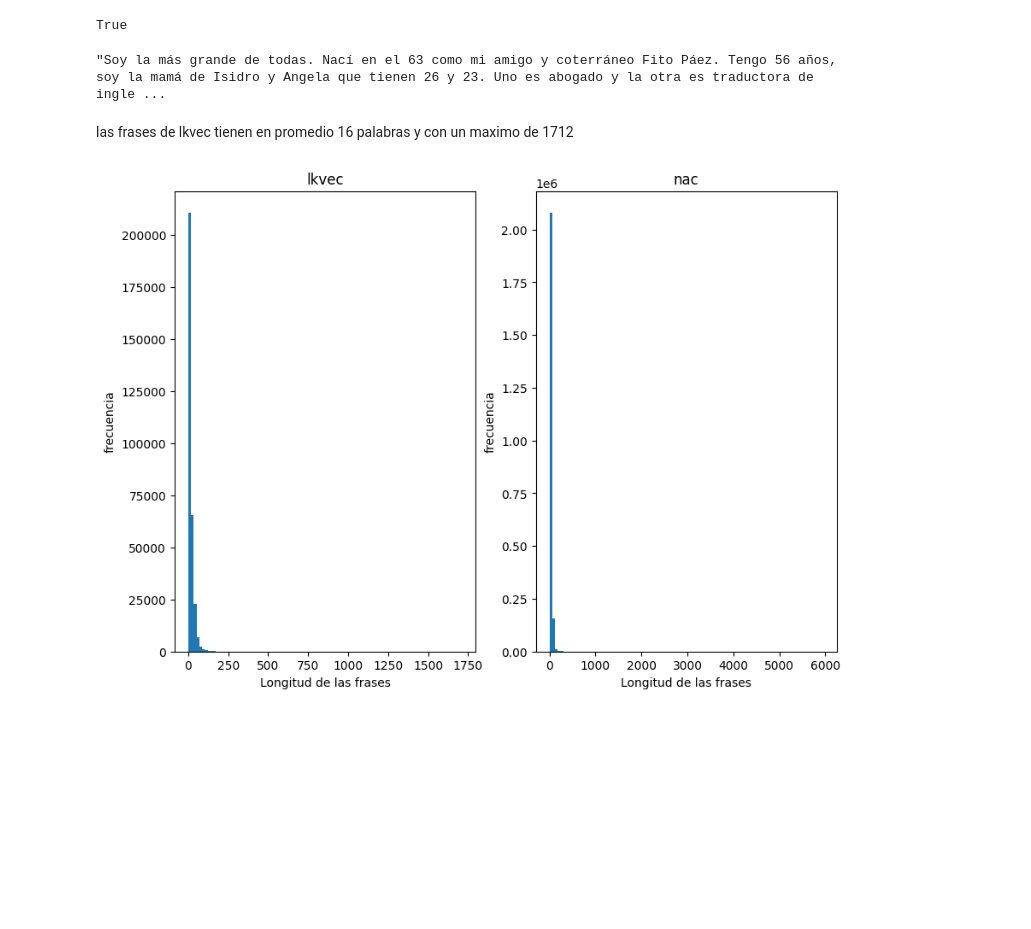
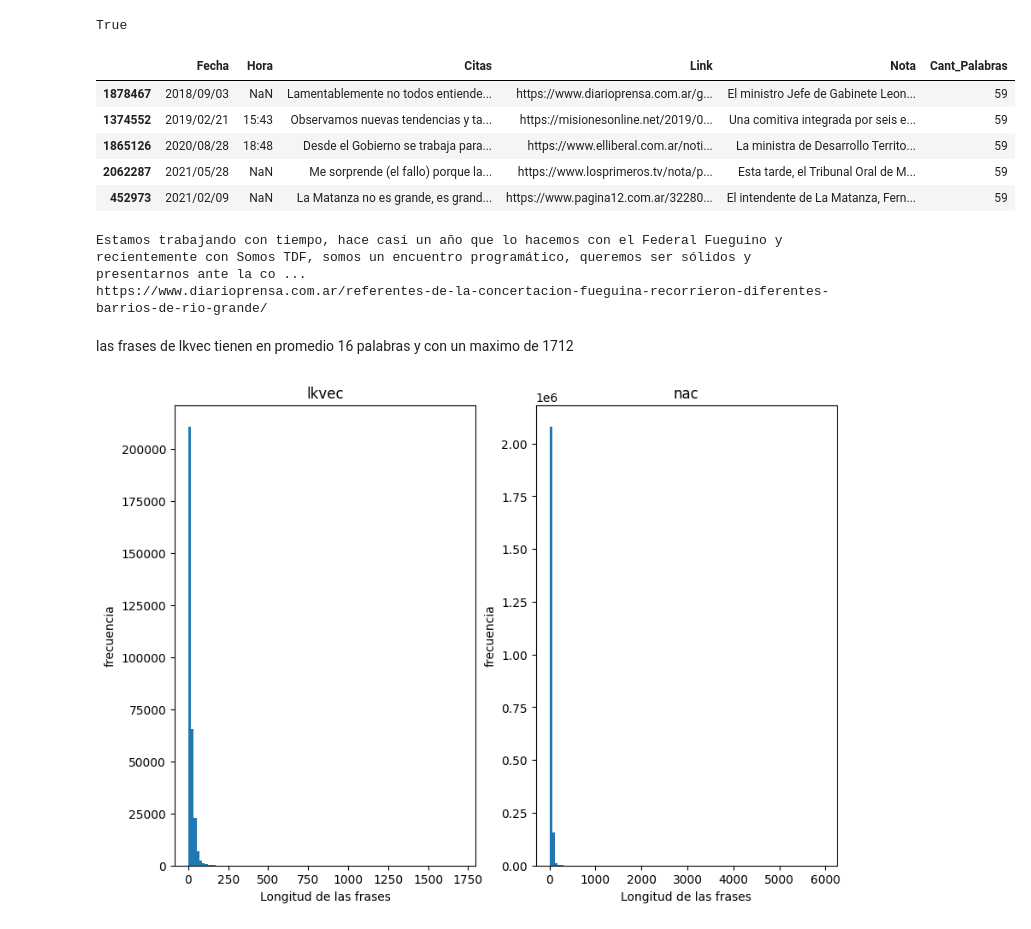
Before and after one commit to Ale-Mildiner/Tesis, a Jupyter notebook: Base_Medios_Arg/quotes_separation.ipynb, the cells around one changed output. Cells and saved outputs as stored; diff of their text form; code cells hidden in the pictures; blank space fills up the shorter version.

```diff
--- a/Base_Medios_Arg/quotes_separation.ipynb
+++ b/Base_Medios_Arg/quotes_separation.ipynb
@@ -3,10 +3,10 @@ import numpy as np
 import pandas as pd
 import matplotlib.pyplot as plt
 import pickle as pk
-import networkx as nx
+#import networkx as nx
 import re
 
-path = "c:/Facultad/Tesis/"
+path = "d:/Facultad/Tesis/"
 base = pd.read_csv(path+'Corpus_medios_nac.csv')
 #base2 = pd.read_csv(path+'Corpus_medios_nac.csv', nrows=20, skiprow
 # %%
@@ -46,14 +46,27 @@ df_quoutes = df_quoutes.reset_index()
 df_quoutes = df_quoutes.drop(['index'], axis = 1)
 df_quoutes['Cant_Palabras'] = df_quoutes['Citas'].apply(words_length) # genero columna que cuente la cantidad de plabaras
 df_quoutes_pf = df_quoutes[df_quoutes['Cant_Palabras'] > 4]
+df_quoutes_pf = df_quoutes_pf[df_quoutes_pf['Cant_Palabras'] < 60]
 df_quoutes_pf = df_quoutes_pf.reset_index()
 df_quoutes_pf = df_quoutes_pf.drop(['index'], axis = 1)
 # %%
 np.where(df_quoutes_pf['Cant_Palabras'] == max(df_quoutes_pf['Cant_Palabras']))
-df_quoutes_pf['Citas'][413537]
-#df_quoutes_pf.sort_values(by= ['Cant_Palabras'], ascending = False)[15:35]
+
+df_quoutes_pf.sort_values(by= ['Cant_Palabras'], ascending = False)[0:5]
 # %% [output]
-"Soy la más grande de todas. Nací en el 63 como mi amigo y coterráneo Fito Páez. Tengo 56 años, soy la mamá de Isidro y Angela que tienen 26 y 23. Uno es abogado y la otra es traductora de ingle ...
+|  | Fecha | Hora | Citas | Link | Nota | Cant_Palabras |
+| 1878467 | 2018/09/03 | NaN | Lamentablemente no todos entiende... | https://www.diarioprensa.com.ar/g... | El ministro Jefe de Gabinete Leon... | 59 |
+| 1374552 | 2019/02/21 | 15:43 | Observamos nuevas tendencias y ta... | https://misionesonline.net/2019/0... | Una comitiva integrada por seis e... | 59 |
+| 1865126 | 2020/08/28 | 18:48 | Desde el Gobierno se trabaja para... | https://www.elliberal.com.ar/noti... | La ministra de Desarrollo Territo... | 59 |
+| 2062287 | 2021/05/28 | NaN | Me sorprende (el fallo) porque la... | https://www.losprimeros.tv/nota/p... | Esta tarde, el Tribunal Oral de M... | 59 |
+| 452973 | 2021/02/09 | NaN | La Matanza no es grande, es grand... | https://www.pagina12.com.ar/32280... | El intendente de La Matanza, Fern... | 59 |
+# %%
+num = 1879260
+print(df_quoutes_pf['Citas'][num])
+print(df_quoutes_pf['Link'][num])
+# %% [output]
+Estamos trabajando con tiempo, hace casi un año que lo hacemos con el Federal Fueguino y recientemente con Somos TDF, somos un encuentro programático, queremos ser sólidos y presentarnos ante la co ...
+https://www.diarioprensa.com.ar/referentes-de-la-concertacion-fueguina-recorrieron-diferentes-barrios-de-rio-grande/
 # %% [markdown]
 las frases de lkvec tienen en promedio 16 palabras y con un maximo de 1712
 # %%
```
Also changed, not shown: 3 other files.
